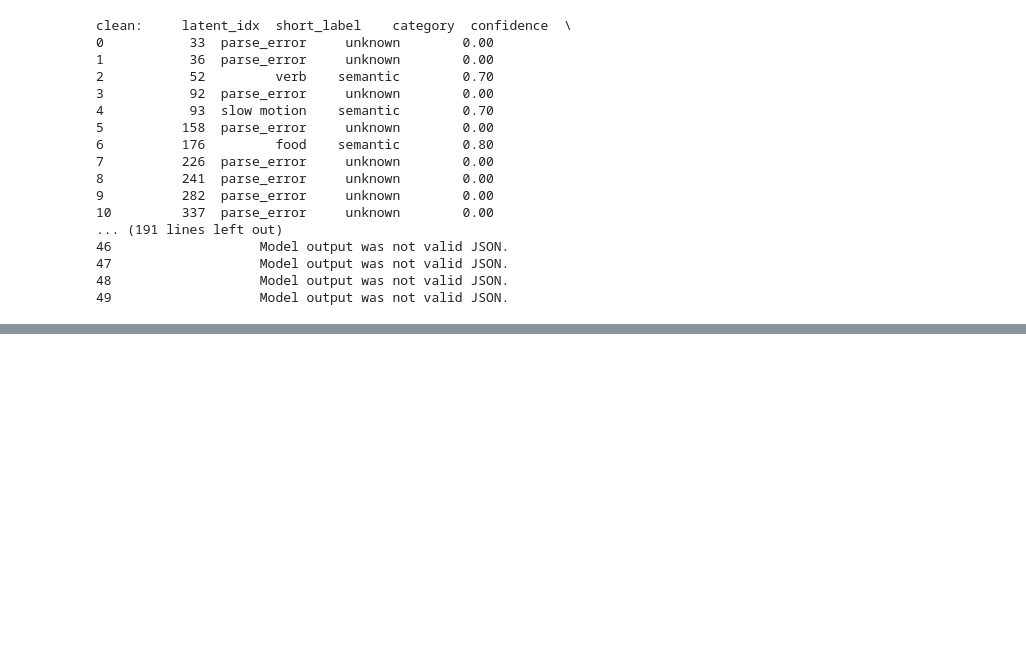
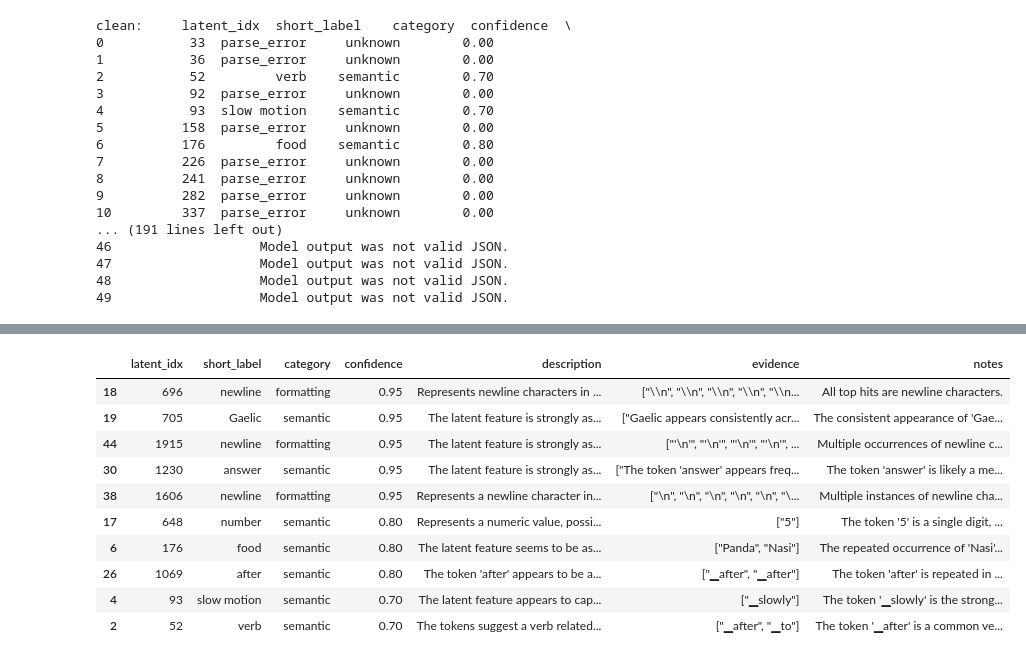
Before and after one commit to mgustafs68/cs6966-project, a Jupyter notebook: label_analysis.ipynb, the cells around one changed output, grey strips where cells are left out. Cells and saved outputs as stored; diff of their text form; code cells hidden in the pictures; blank space fills up the shorter version.

Commit message:
partition latents code is done with results

```diff
--- a/label_analysis.ipynb
+++ b/label_analysis.ipynb
@@ -48,7 +48,7 @@ exclude_short_labels = ["parse_error", "unknown"]
 # %%
 buggy_filtered = buggy_lts[~buggy_lts["short_label"].isin(exclude_short_labels)].sort_values('confidence', ascending=False)
 
-clean_filtered = clean_lts[~clean_lts["short_label"].isin(exclude_short_labels)].sort_values('confidence', ascending=Falseå)
+clean_filtered = clean_lts[~clean_lts["short_label"].isin(exclude_short_labels)].sort_values('confidence', ascending=False)
 # %%
 buggy_filtered
 # %% [output]
@@ -71,0 +72,14 @@ buggy_filtered
+# %%
+clean_filtered
+# %% [output]
+|  | latent_idx | short_label | category | confidence | description | evidence | notes |
+| 18 | 696 | newline | formatting | 0.95 | Represents newline characters in ... | ["\\n", "\\n", "\\n", "\\n", "\\n... | All top hits are newline characters. |
+| 19 | 705 | Gaelic | semantic | 0.95 | The latent feature is strongly as... | ["Gaelic appears consistently acr... | The consistent appearance of 'Gae... |
+| 44 | 1915 | newline | formatting | 0.95 | The latent feature is strongly as... | ["'\n'", "'\n'", "'\n'", "'\n'", ... | Multiple occurrences of newline c... |
+| 30 | 1230 | answer | semantic | 0.95 | The latent feature is strongly as... | ["The token 'answer' appears freq... | The token 'answer' is likely a me... |
+| 38 | 1606 | newline | formatting | 0.95 | Represents a newline character in... | ["\n", "\n", "\n", "\n", "\n", "\... | Multiple instances of newline cha... |
+| 17 | 648 | number | semantic | 0.80 | Represents a numeric value, possi... | ["5"] | The token '5' is a single digit, ... |
+| 6 | 176 | food | semantic | 0.80 | The latent feature seems to be as... | ["Panda", "Nasi"] | The repeated occurrence of 'Nasi'... |
+| 26 | 1069 | after | semantic | 0.80 | The token 'after' appears to be a... | ["▁after", "▁after"] | The token 'after' is repeated in ... |
+| 4 | 93 | slow motion | semantic | 0.70 | The latent feature appears to cap... | ["▁slowly"] | The token '▁slowly' is the strong... |
+| 2 | 52 | verb | semantic | 0.70 | The tokens suggest a verb related... | ["▁after", "▁to"] | The token '▁after' is a common ve... |
```
Also changed, not shown: parts of 6 cells of this notebook, 6 other files.
